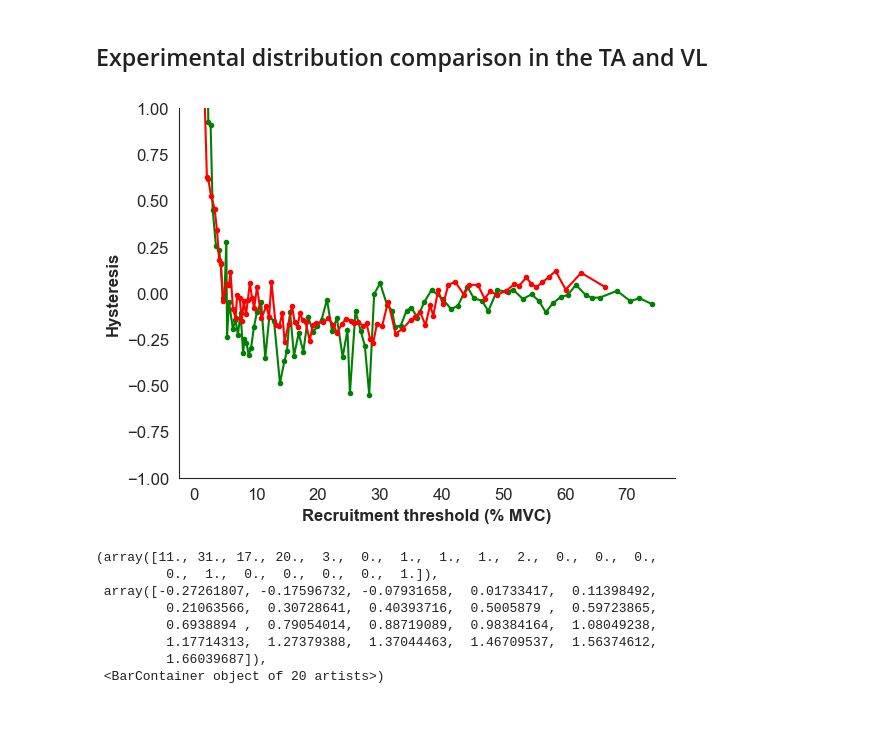
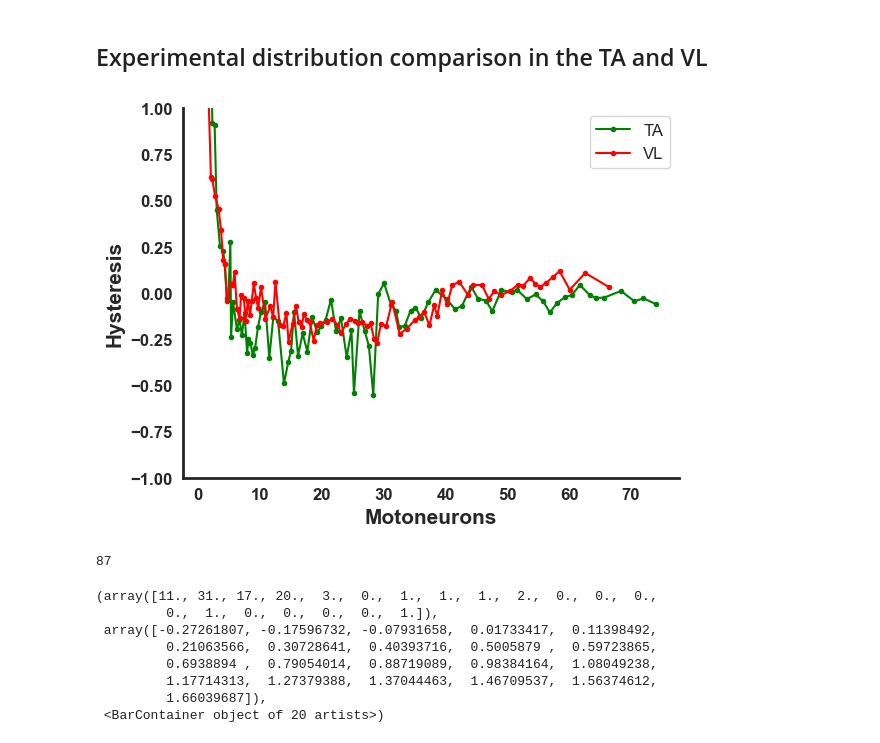
Before and after one commit to natmtc/flexible-motoneuron-control, a Jupyter notebook: Data_Analysis_Model.ipynb, the cells around one changed output. Cells and saved outputs as stored; diff of their text form; code cells hidden in the pictures; blank space fills up the shorter version.

```diff
--- a/Data_Analysis_Model.ipynb
+++ b/Data_Analysis_Model.ipynb
@@ -156,40 +156,57 @@ binned_hyst = [np.mean(vals[i:i+d]) for i in range(0, len(vals), d) if i+d <= le
 binned_hyst_var = [np.var(vals[i:i+d]) for i in range(0, len(vals), d) if i+d <= len(vals)]
 
 binned_force = [np.mean(vals_force[i:i+d]) for i in range(0, len(vals_force), d) if i+d <= len(vals_force)]
 
 
 binned_hystKE = [np.mean(valsKE[i:i+d]) for i in range(0, len(valsKE), d) if i+d <= len(valsKE)]
 binned_hyst_varKE = [np.var(valsKE[i:i+d]) for i in range(0, len(valsKE), d) if i+d <= len(valsKE)]
 
 binned_forceKE = [np.mean(vals_forceKE[i:i+d]) for i in range(0, len(vals_forceKE), d) if i+d <= len(vals_forceKE)]
 
 # plt.scatter(df1.iloc[:, 0], df1['hysteresis'], alpha=0.3, label='S1')
 # plt.scatter(df2.iloc[:, 0], df2['hysteresis'], alpha=0.3, label='S2')
 # plt.scatter(df3.iloc[:, 0], df3['hysteresis'], alpha=0.3, label='S3')
 # plt.scatter(df4.iloc[:, 0], df4['hysteresis'], alpha=0.3, label='S4')
 # plt.scatter(df5.iloc[:, 0], df5['hysteresis'], alpha=0.3, label='S5')
 # plt.scatter(df6.iloc[:, 0], df6['hysteresis'], alpha=0.3, label='S6')
 # plt.scatter(df7.iloc[:, 0], df7['hysteresis'], alpha=0.3, label='S7')
 # plt.scatter(df8.iloc[:, 0], df8['hysteresis'], alpha=0.3, label='S8')
 
 plt.plot(binned_force,binned_hyst, '.-', color='green')#label='Evolving Mean')
 plt.plot(binned_forceKE,binned_hystKE, '.-', color='red')#label='Evolving Mean')
 
 
 #######
 plt.ylim(-1, 1)
-# plt.title('Experimental Hysteresis', fontsize=16, fontweight='bold')
-plt.xlabel('Recruitment threshold (% MVC)', fontsize=12, fontweight='bold')
-plt.ylabel('Hysteresis', fontsize=12, fontweight='bold')
+plt.xlabel('Motoneurons', fontsize=15, fontweight='bold')  # Normal weight for axis labels
+plt.ylabel('Hysteresis', fontsize=15, fontweight='bold')  # Normal weight for axis labels
 
-# plt.ylabel('Force(Derecruitment)/Force(Recruitment) - 1', fontsize=12, fontweight='bold')
-# plt.legend()
+# Make the tick labels bold
+plt.xticks(fontsize=12, fontweight='bold')
+plt.yticks(fontsize=12, fontweight='bold')
+plt.legend(['TA','VL'],fontsize=12)
 
-sns.despine()
+# Remove all spines
+sns.despine()  # Removes all spines except the bottom and left (optional, modify as needed)
+
+# plt.xticks(ticks=[0, 20, 40, 60, 80], labels= [] fontsize=12, fontweight='bold')
+
+
+# Save the figure in high quality
+ax = plt.gca()  # Get current axis
+ax.spines['bottom'].set_linewidth(2)  # Make bottom axis thicker
+ax.spines['left'].set_linewidth(2)
+
+# Show the plot
+plt.savefig('/Users/nmt121/Desktop/figures/exp_hysteresis_reduced_legend.png', dpi=300, bbox_inches='tight')
 
 plt.show()
 # %% [output]
-[figure, old version]
+[figure, new version]
+# %%
+len(binned_force)
+# %% [output]
+87
 # %%
 filtered_data = [x for x in binned_hystKE if x < 20]
 plt.hist(filtered_data, bins=20)
```
Also changed, not shown: 6 other files.
